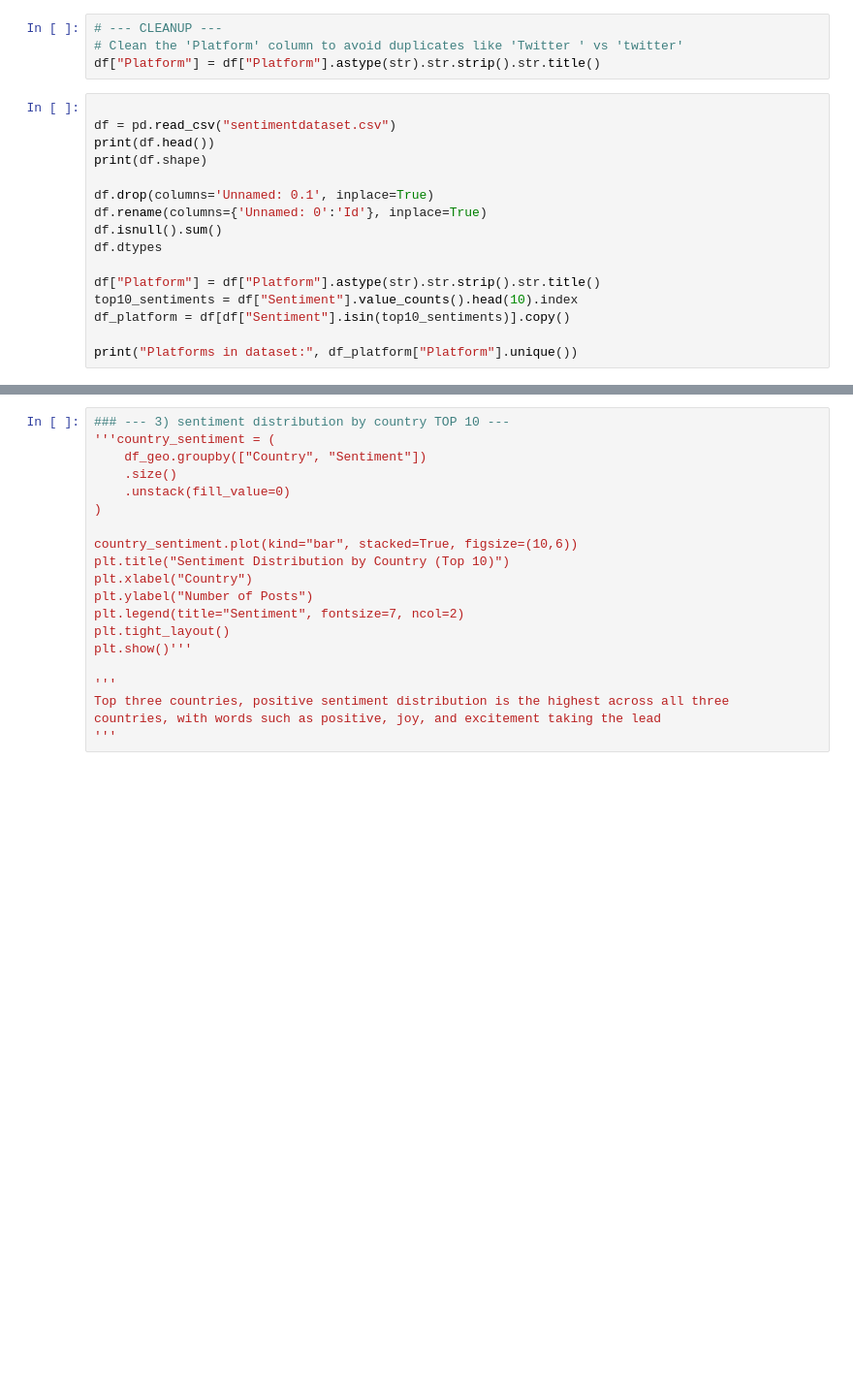
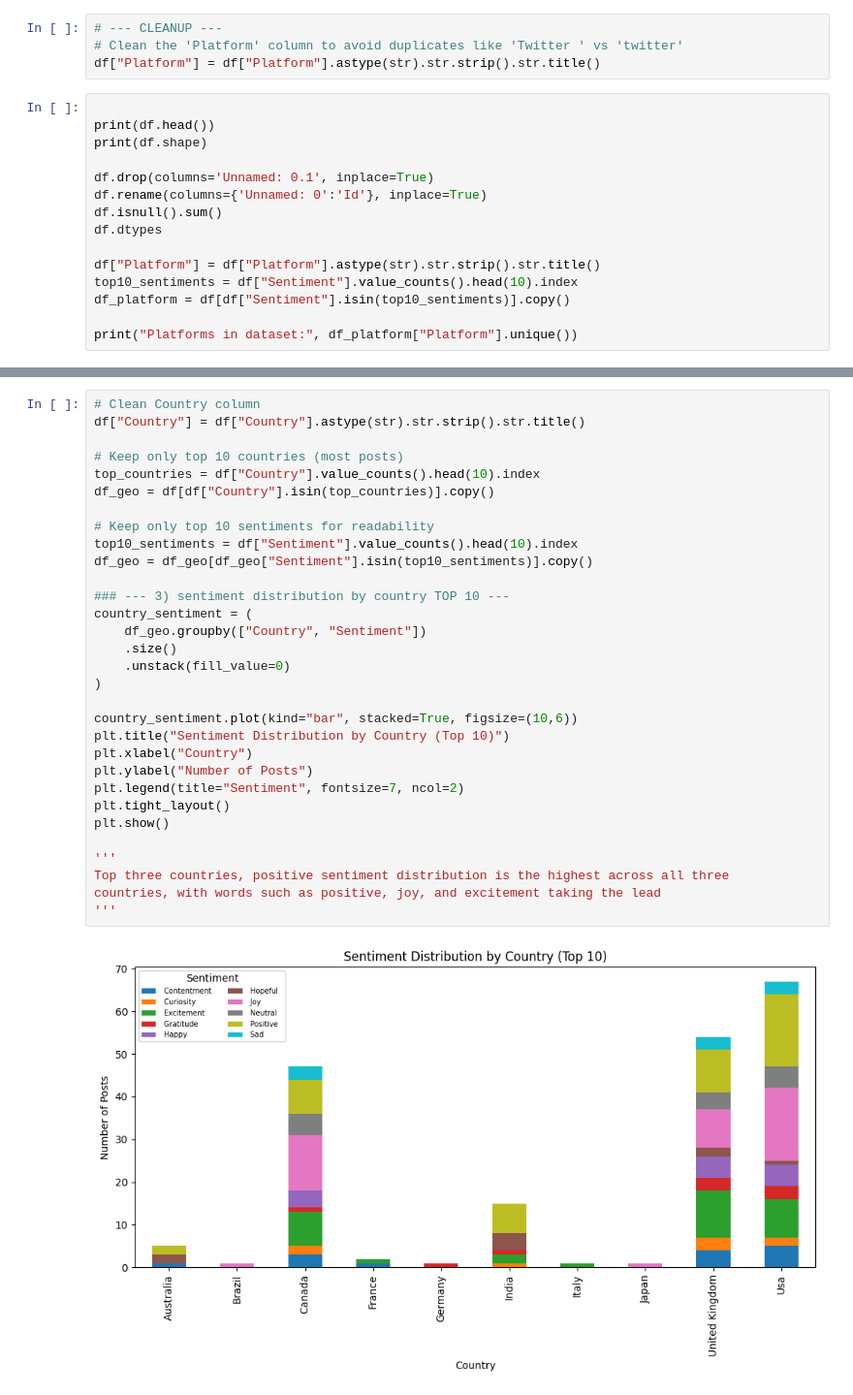
Before and after one commit to Eros-Carrasco/social-media-sentiment-insights, a Jupyter notebook: notebooks/TestEDA_Amy.ipynb, the cells around one changed output, grey strips where cells are left out. Shown at 97% size. Cells and saved outputs as stored; diff of their text form; blank space fills up the shorter version.

```diff
--- a/notebooks/TestEDA_Amy.ipynb
+++ b/notebooks/TestEDA_Amy.ipynb
@@ -104,7 +310,6 @@ import seaborn as sns
 df["Platform"] = df["Platform"].astype(str).str.strip().str.title()
 # %%
 
-df = pd.read_csv("sentimentdataset.csv")
 print(df.head())
 print(df.shape)
 
@@ -180,20 +511,33 @@ joy sentiment spans across the year with the peak in summer months.
 # %%
+# Clean Country column
+df["Country"] = df["Country"].astype(str).str.strip().str.title()
+
+# Keep only top 10 countries (most posts)
+top_countries = df["Country"].value_counts().head(10).index
+df_geo = df[df["Country"].isin(top_countries)].copy()
+
+# Keep only top 10 sentiments for readability
+top10_sentiments = df["Sentiment"].value_counts().head(10).index
+df_geo = df_geo[df_geo["Sentiment"].isin(top10_sentiments)].copy()
+
 ### --- 3) sentiment distribution by country TOP 10 ---
-'''country_sentiment = (
+country_sentiment = (
     df_geo.groupby(["Country", "Sentiment"])
     .size()
     .unstack(fill_value=0)
 )
 
 country_sentiment.plot(kind="bar", stacked=True, figsize=(10,6))
 plt.title("Sentiment Distribution by Country (Top 10)")
 plt.xlabel("Country")
 plt.ylabel("Number of Posts")
 plt.legend(title="Sentiment", fontsize=7, ncol=2)
 plt.tight_layout()
-plt.show()'''
+plt.show()
 
 '''
 Top three countries, positive sentiment distribution is the highest across all three
 countries, with words such as positive, joy, and excitement taking the lead
 '''
+# %% [output]
+[figure, added]
```
Also changed, not shown: parts of 26 cells of this notebook.
